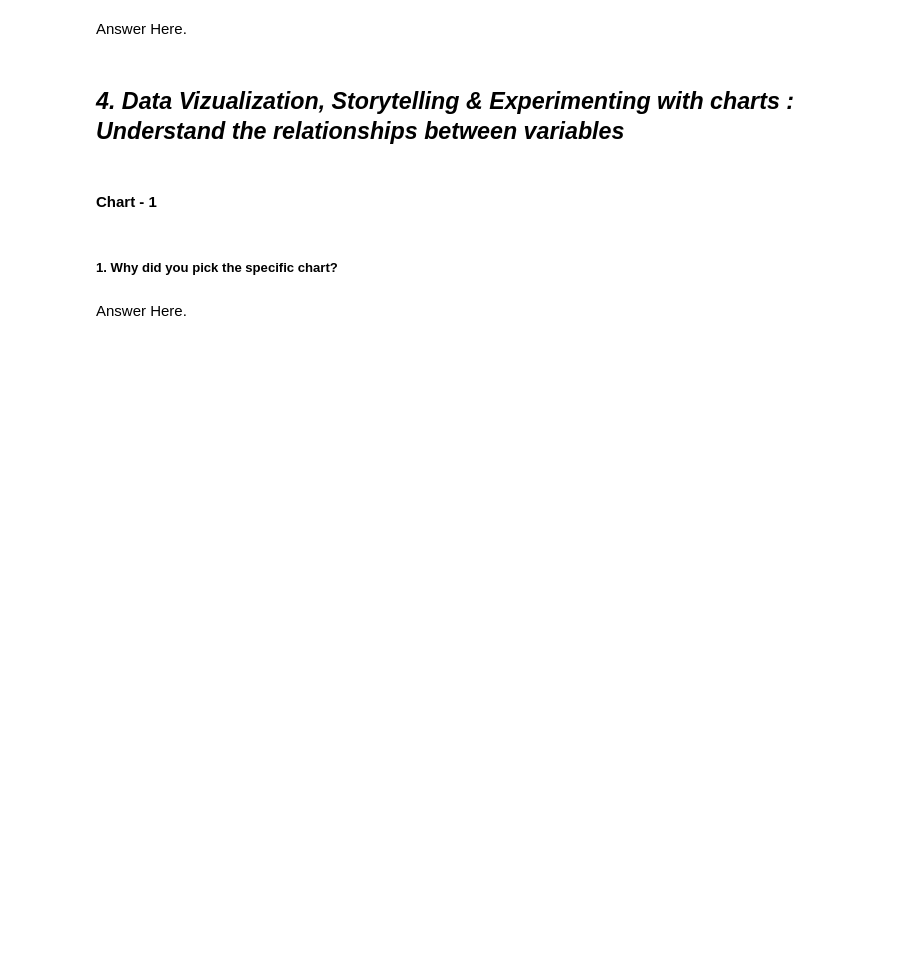
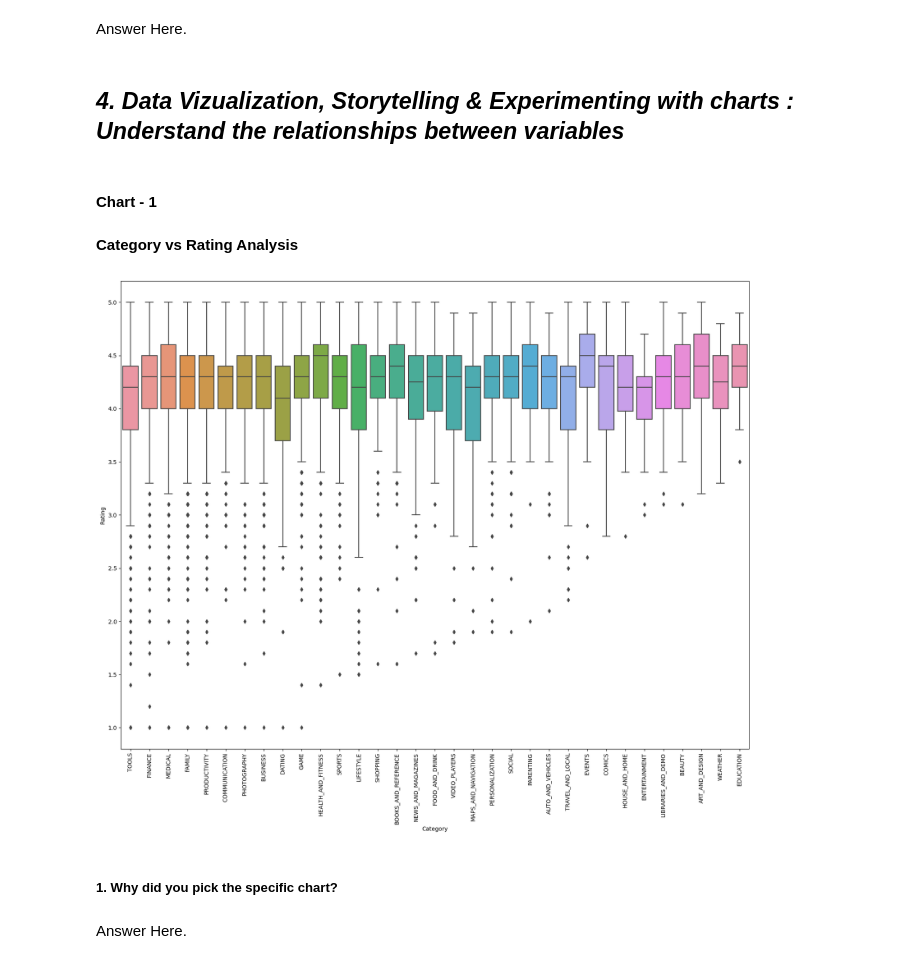
Before and after one commit to vipin-kumar16/Capstone-EDA-Project, a Jupyter notebook: Copy_of_Sample_EDA_Submission_Template.ipynb, the cells around one changed output. Saved outputs shown, nothing was run; the diff lists cells and outputs as text; code cells hidden in the pictures; blank space fills up the shorter version.

```diff
--- a/Copy_of_Sample_EDA_Submission_Template.ipynb
+++ b/Copy_of_Sample_EDA_Submission_Template.ipynb
@@ -806,6 +923,15 @@ Answer Here.
 #### Chart - 1
 # %%
 # Chart - 1 visualization code
+# %% [markdown]
+**Category vs Rating Analysis**
+# %%
+plt.figure(figsize=(20,15))
+sns.boxplot(y='Rating',x='Category',data=playStore_df.sort_values('Rating',ascending=True))
+plt.xticks(rotation=90)
+plt.show()
+# %% [output]
+[figure, added]
 # %% [markdown]
 ##### 1. Why did you pick the specific chart?
 # %% [markdown]
```
Also changed, not shown: parts of 49 cells of this notebook.
